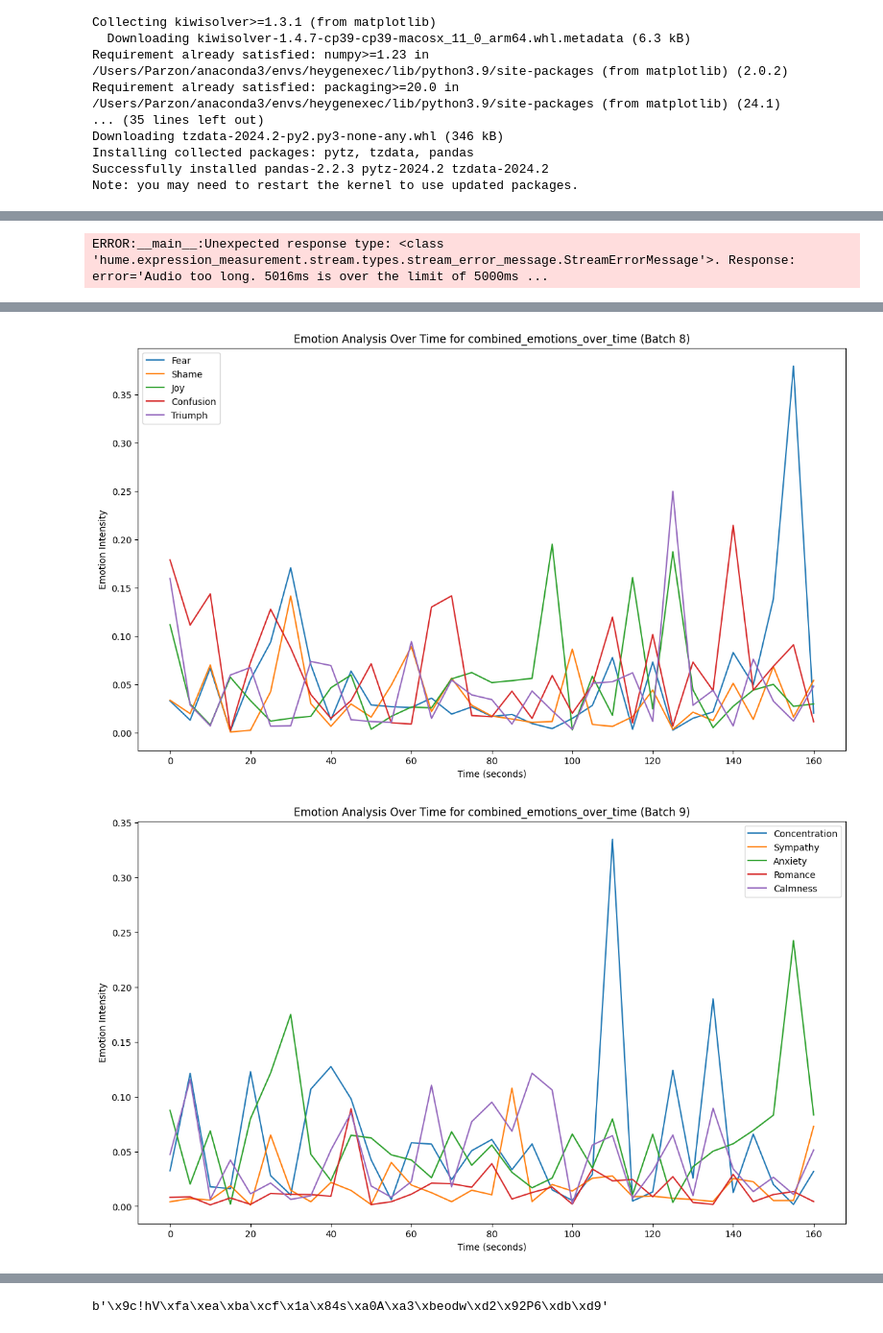
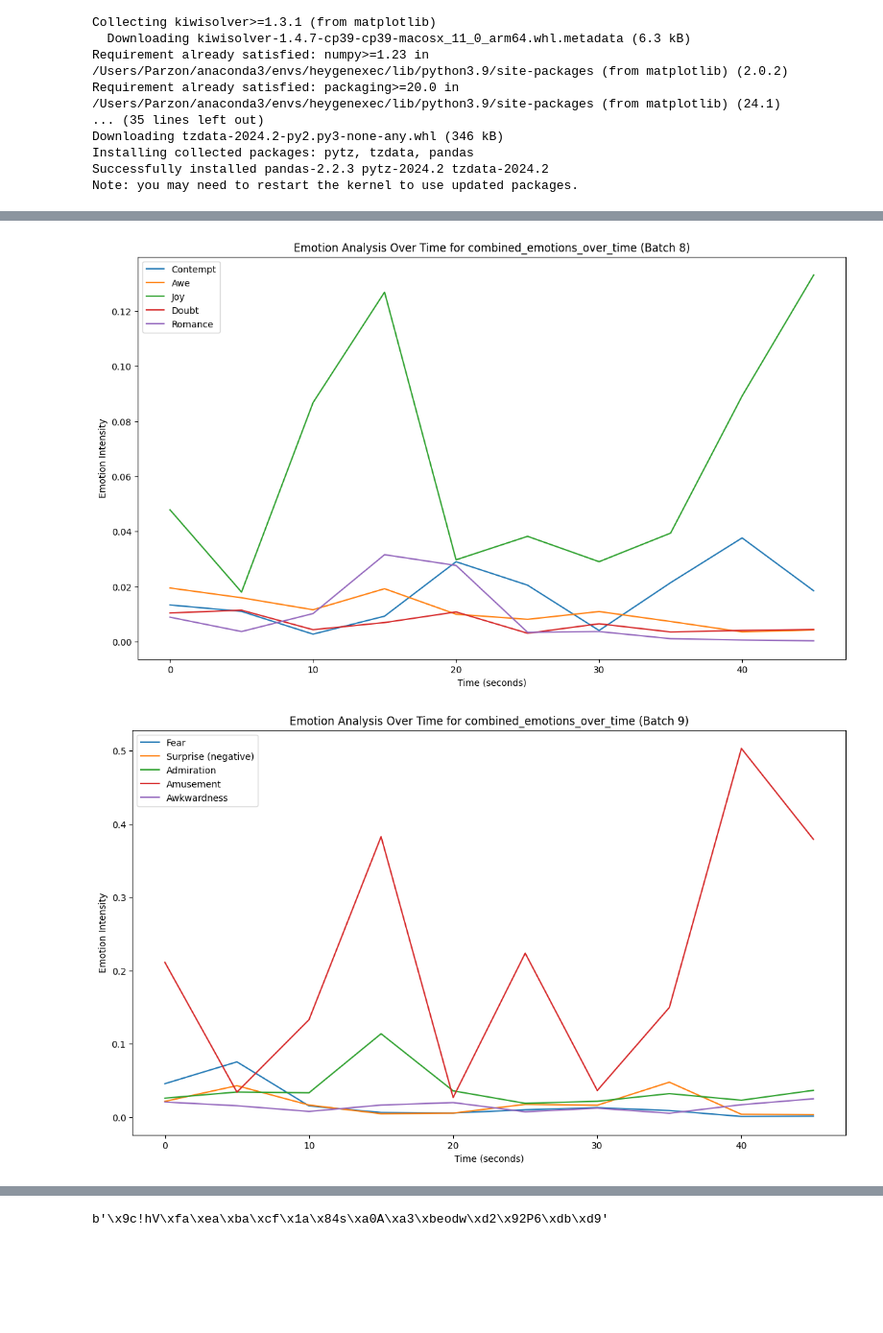
Before and after one commit to Parzon/HeyGenPersonalised, a Jupyter notebook: backend/emotion_analysis.ipynb, the cells around one changed output, grey strips where cells are left out. Shown at 96% size. Saved outputs shown, nothing was run; the diff lists cells and outputs as text; code cells hidden in the pictures; blank space fills up the shorter version.

```diff
--- a/backend/emotion_analysis.ipynb
+++ b/backend/emotion_analysis.ipynb
@@ -164,7 +164,7 @@ async def process_audio_folder(folder_path):
 
 if __name__ == "__main__":
     # Change this path to the appropriate folder containing your WAV files
-    wav_folder_path = "/Users/Parzon/Downloads/Artificial_Consciousness/InteractiveAvatarNextJSDemo-main/HeyGenPersonalised/uploaded_audio"
+    wav_folder_path = "/Users/Parzon/Downloads/Artificial_Consciousness/InteractiveAvatarNextJSDemo-main/HeyGenPersonalised/processed_audio"
     nest_asyncio.apply()  # To prevent event loop running error in Jupyter-like environments
 
     loop = asyncio.get_event_loop()
@@ -181 +184,0 @@ Processing file: /Users/Parzon/Downloads/Artificial_Consciousness/InteractiveAva
-ERROR:__main__:Unexpected response type: <class 'hume.expression_measurement.stream.types.stream_error_message.StreamErrorMessage'>. Response: error='Audio too long. 5016ms is over the limit of 5000ms ...
@@ -223,2 +192,2 @@ KeyboardInterrupt
-[figure, old version]
+[figure, new version]
-[figure, old version]
+[figure, new version]
```
Also changed, not shown: parts of 1 cell of this notebook, 18 other files.
